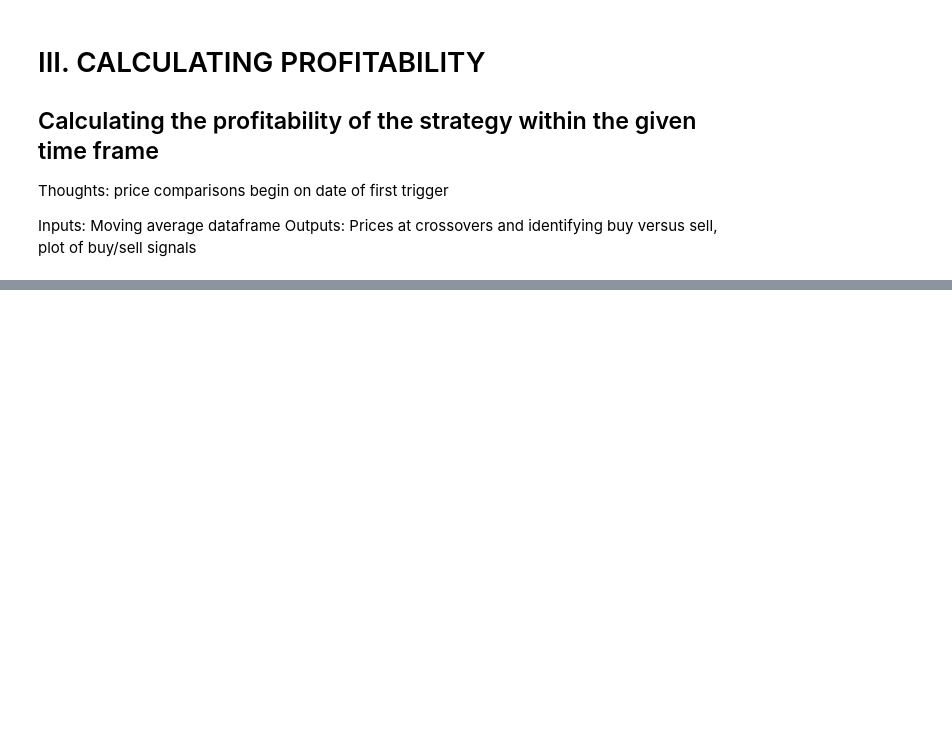
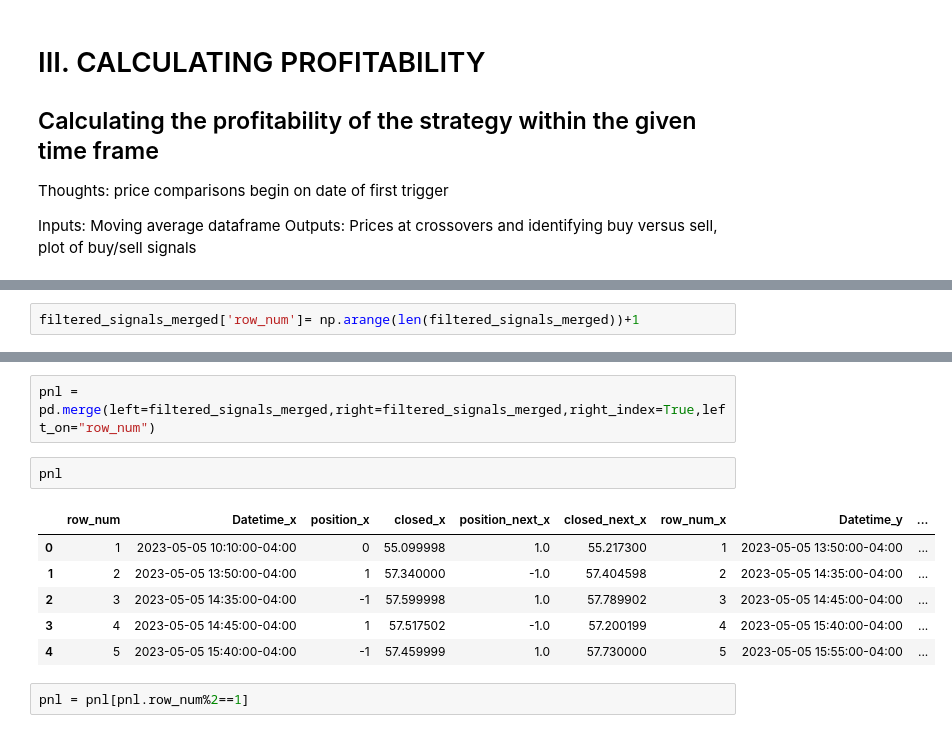
Before and after one commit to rolvera05/CrossoverPro, a Jupyter notebook: source.ipynb, the cells around one changed output, grey strips where cells are left out. Cells and saved outputs as stored; diff of their text form; blank space fills up the shorter version.

```diff
--- a/source.ipynb
+++ b/source.ipynb
@@ -296,0 +322,2 @@ Name: medium_ema, Length: 520, dtype: float64
+# %%
+filtered_signals_merged['row_num']= np.arange(len(filtered_signals_merged))+1
@@ -296,0 +340,13 @@ Name: medium_ema, Length: 520, dtype: float64
+# %%
+pnl = pd.merge(left=filtered_signals_merged,right=filtered_signals_merged,right_index=True,left_on="row_num")
+# %%
+pnl
+# %% [output]
+|  | row_num | Datetime_x | position_x | closed_x | position_next_x | closed_next_x | row_num_x | Datetime_y | ... |
+| 0 | 1 | 2023-05-05 10:10:00-04:00 | 0 | 55.099998 | 1.0 | 55.217300 | 1 | 2023-05-05 13:50:00-04:00 | ... |
+| 1 | 2 | 2023-05-05 13:50:00-04:00 | 1 | 57.340000 | -1.0 | 57.404598 | 2 | 2023-05-05 14:35:00-04:00 | ... |
+| 2 | 3 | 2023-05-05 14:35:00-04:00 | -1 | 57.599998 | 1.0 | 57.789902 | 3 | 2023-05-05 14:45:00-04:00 | ... |
+| 3 | 4 | 2023-05-05 14:45:00-04:00 | 1 | 57.517502 | -1.0 | 57.200199 | 4 | 2023-05-05 15:40:00-04:00 | ... |
+| 4 | 5 | 2023-05-05 15:40:00-04:00 | -1 | 57.459999 | 1.0 | 57.730000 | 5 | 2023-05-05 15:55:00-04:00 | ... |
+# %%
+pnl = pnl[pnl.row_num%2==1]
```
Also changed, not shown: parts of 34 cells of this notebook.
